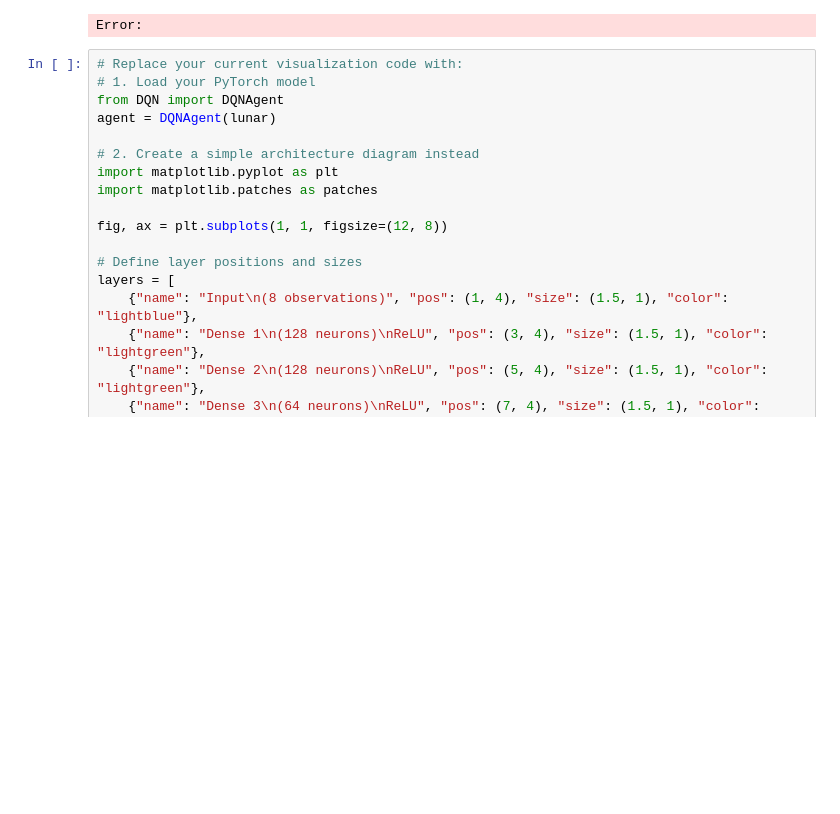
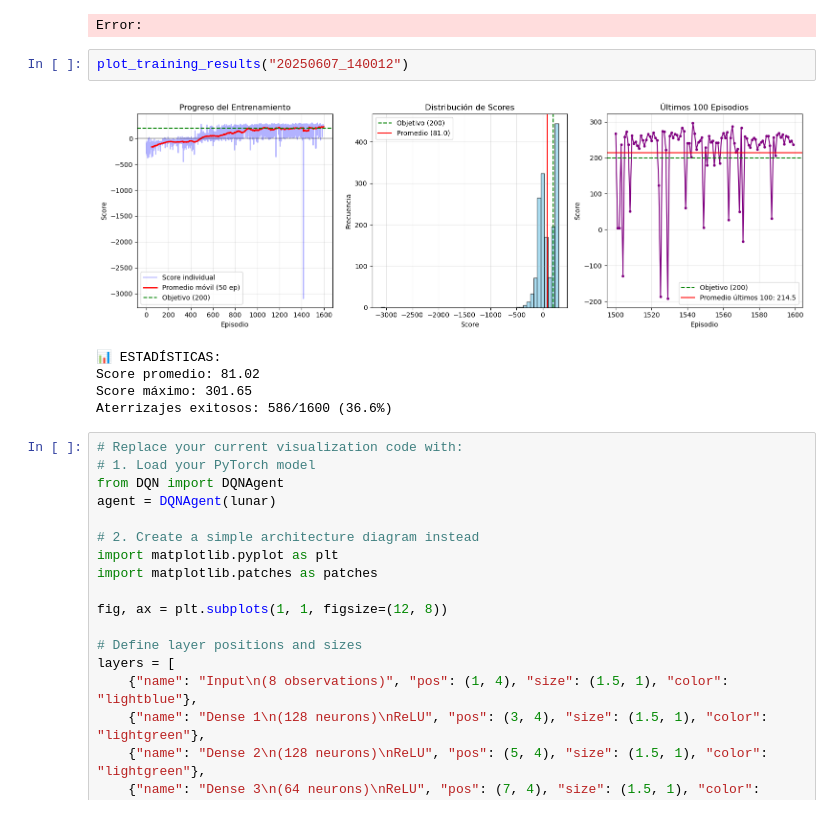
Before and after one commit to alevelmol/Aprendizaje-por-Refuerzo-en-Lunar-Lander, a Jupyter notebook: LunarRL-con cambios.ipynb, the cells around one changed output. Saved outputs shown, nothing was run; the diff lists cells and outputs as text; blank space fills up the shorter version.

Commit message:
feat: New iteration in Vela's PC and results

```diff
--- a/LunarRL-con cambios.ipynb
+++ b/LunarRL-con cambios.ipynb
@@ -322,6 +338,14 @@ Score promedio: 80.64
 Score máximo: 310.21
 Aterrizajes exitosos: 592/1600 (37.0%)
 Error:
+# %%
+plot_training_results("20250607_140012")
+# %% [output]
+[figure, added]
+📊 ESTADÍSTICAS:
+Score promedio: 81.02
+Score máximo: 301.65
+Aterrizajes exitosos: 586/1600 (36.6%)
 # %%
 # Replace your current visualization code with:
 # 1. Load your PyTorch model
```
Also changed, not shown: parts of 8 cells of this notebook, 7 other files.
